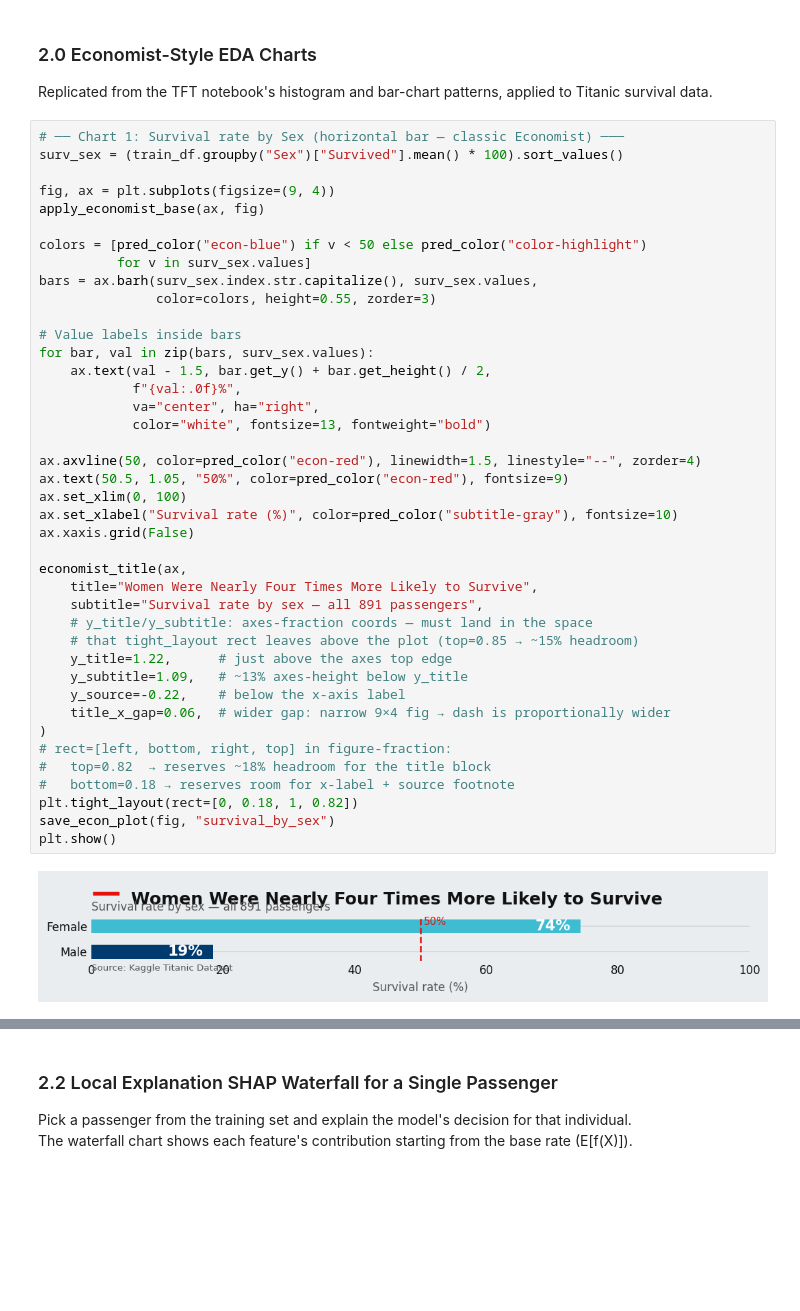
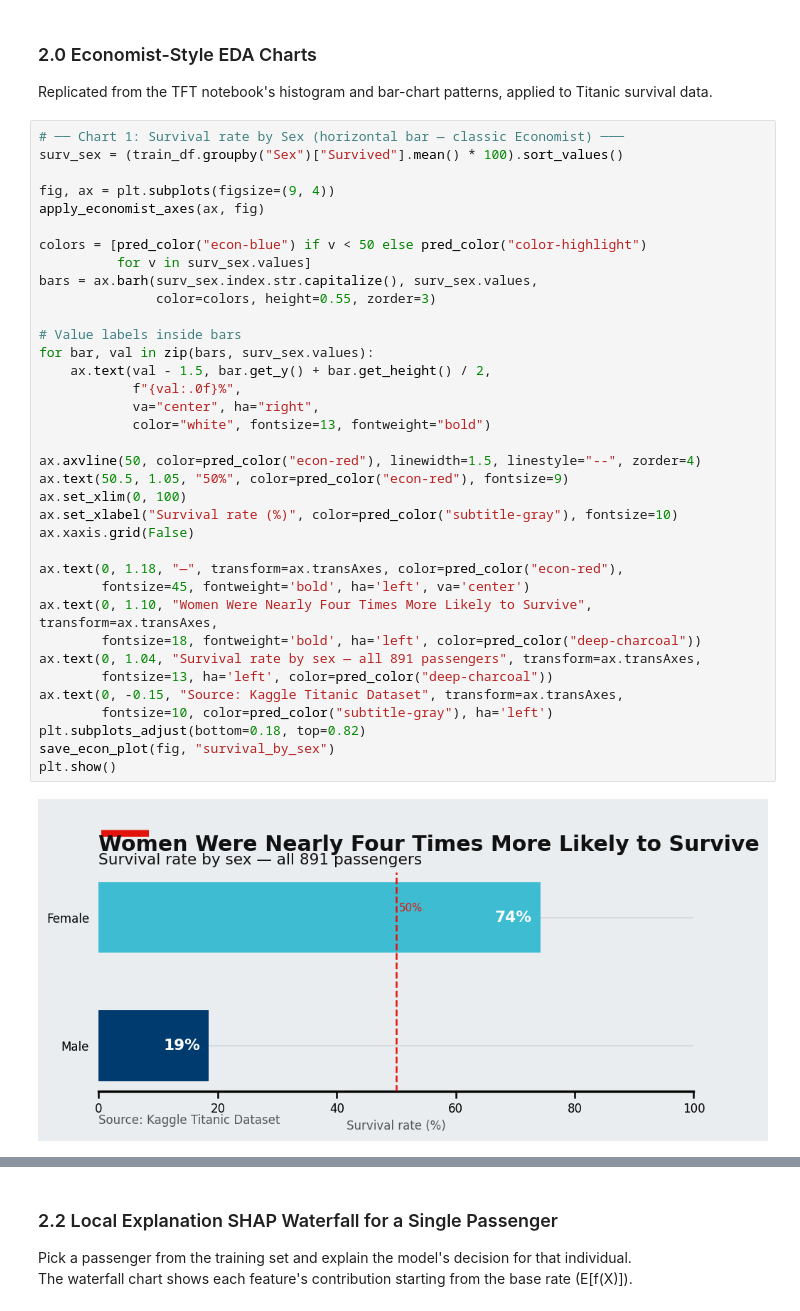
Before and after one commit to nishantnayar/Titanic, a Jupyter notebook: Titanic.ipynb, the cells around one changed output, grey strips where cells are left out. Drawn from its saved outputs; the diff is of its cells as text; blank space fills up the shorter version.

```diff
--- a/Titanic.ipynb
+++ b/Titanic.ipynb
@@ -1259,46 +1224,41 @@ Replicated from the TFT notebook's histogram and bar-chart patterns, applied to
 # %%
 # ── Chart 1: Survival rate by Sex (horizontal bar — classic Economist) ───
 surv_sex = (train_df.groupby("Sex")["Survived"].mean() * 100).sort_values()
 
 fig, ax = plt.subplots(figsize=(9, 4))
-apply_economist_base(ax, fig)
+apply_economist_axes(ax, fig)
 
 colors = [pred_color("econ-blue") if v < 50 else pred_color("color-highlight")
           for v in surv_sex.values]
 bars = ax.barh(surv_sex.index.str.capitalize(), surv_sex.values,
                color=colors, height=0.55, zorder=3)
 
 # Value labels inside bars
 for bar, val in zip(bars, surv_sex.values):
     ax.text(val - 1.5, bar.get_y() + bar.get_height() / 2,
             f"{val:.0f}%",
             va="center", ha="right",
             color="white", fontsize=13, fontweight="bold")
 
 ax.axvline(50, color=pred_color("econ-red"), linewidth=1.5, linestyle="--", zorder=4)
 ax.text(50.5, 1.05, "50%", color=pred_color("econ-red"), fontsize=9)
 ax.set_xlim(0, 100)
 ax.set_xlabel("Survival rate (%)", color=pred_color("subtitle-gray"), fontsize=10)
 ax.xaxis.grid(False)
 
-economist_title(ax,
-    title="Women Were Nearly Four Times More Likely to Survive",
-    subtitle="Survival rate by sex — all 891 passengers",
-    # y_title/y_subtitle: axes-fraction coords — must land in the space
-    # that tight_layout rect leaves above the plot (top=0.85 → ~15% headroom)
-    y_title=1.22,      # just above the axes top edge
-    y_subtitle=1.09,   # ~13% axes-height below y_title
-    y_source=-0.22,    # below the x-axis label
-    title_x_gap=0.06,  # wider gap: narrow 9×4 fig → dash is proportionally wider
-)
-# rect=[left, bottom, right, top] in figure-fraction:
-#   top=0.82  → reserves ~18% headroom for the title block
-#   bottom=0.18 → reserves room for x-label + source footnote
-plt.tight_layout(rect=[0, 0.18, 1, 0.82])
+ax.text(0, 1.18, "—", transform=ax.transAxes, color=pred_color("econ-red"),
+        fontsize=45, fontweight='bold', ha='left', va='center')
+ax.text(0, 1.10, "Women Were Nearly Four Times More Likely to Survive", transform=ax.transAxes,
+        fontsize=18, fontweight='bold', ha='left', color=pred_color("deep-charcoal"))
+ax.text(0, 1.04, "Survival rate by sex — all 891 passengers", transform=ax.transAxes,
+        fontsize=13, ha='left', color=pred_color("deep-charcoal"))
+ax.text(0, -0.15, "Source: Kaggle Titanic Dataset", transform=ax.transAxes,
+        fontsize=10, color=pred_color("subtitle-gray"), ha='left')
+plt.subplots_adjust(bottom=0.18, top=0.82)
 save_econ_plot(fig, "survival_by_sex")
 plt.show()
 # %% [output]
-[figure, old version]
+[figure, new version]
 # %%
 # ── Chart 2: Survival rate by Passenger Class ────────────────────────────
 surv_class = (train_df.groupby("Pclass")["Survived"].mean() * 100)
```
Also changed, not shown: parts of 29 cells of this notebook, 3 other files.
